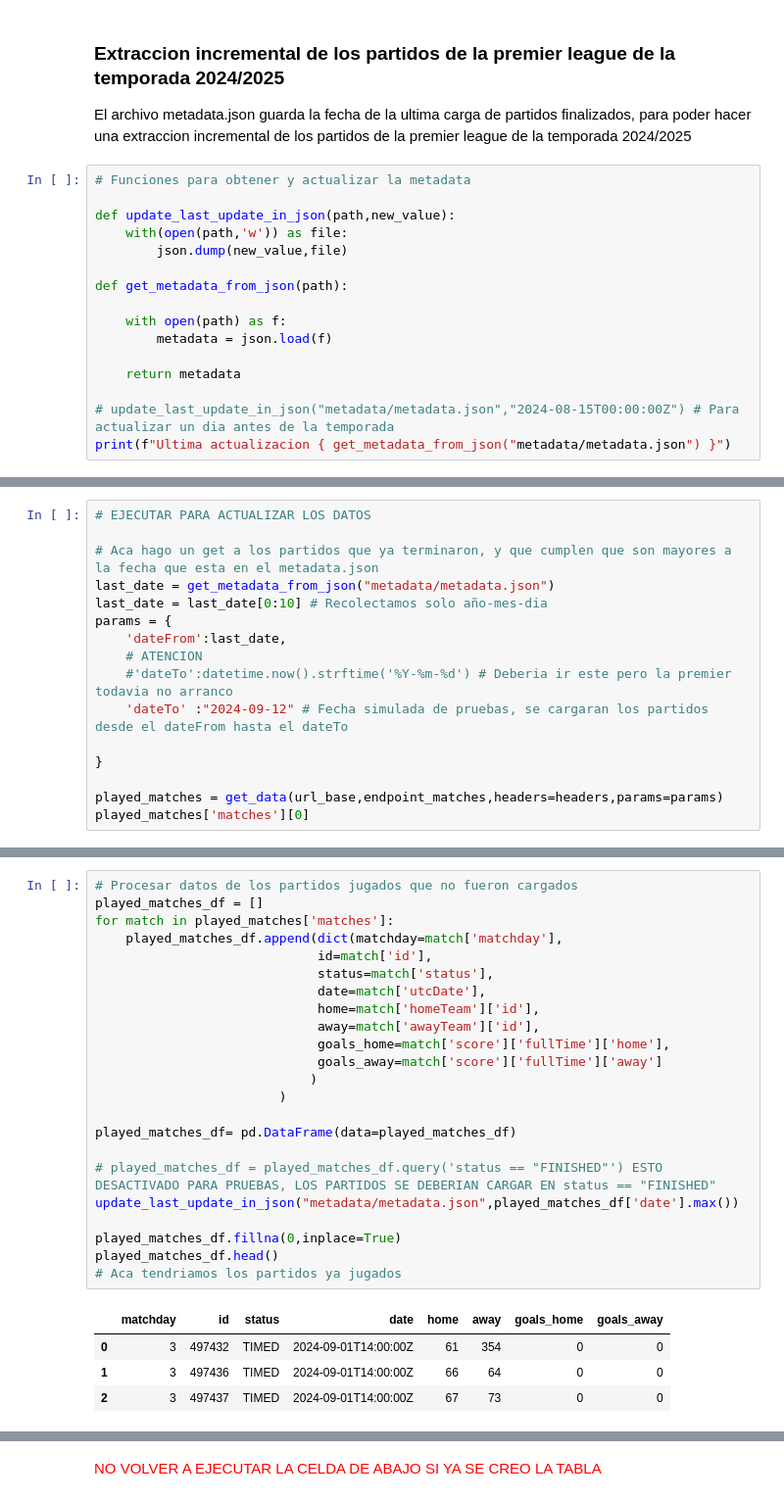
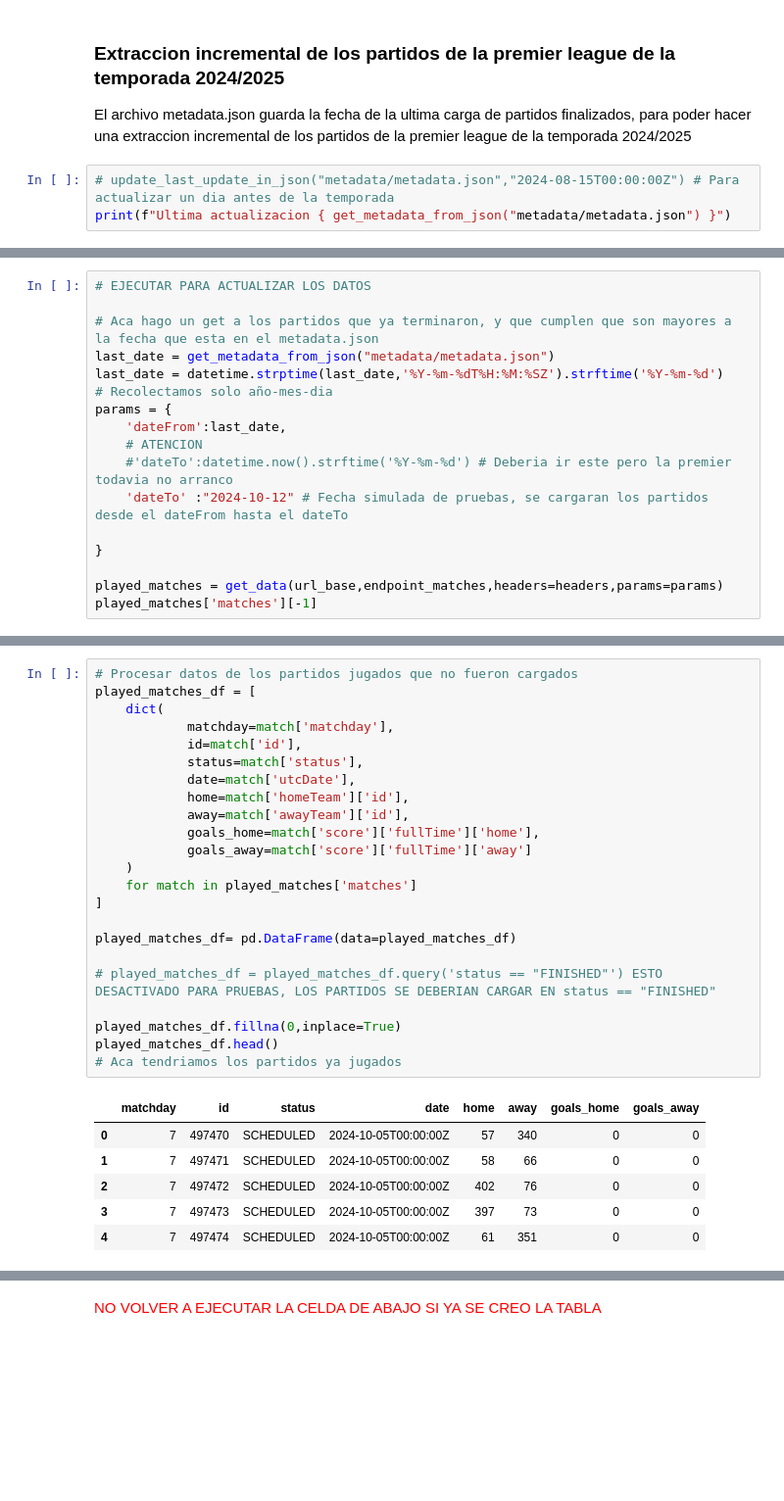
Before and after one commit to RaphaelNicaise/DataEngineering_PremierLeague, a Jupyter notebook: Extraccion_datos_football_data.ipynb, the cells around one changed output, grey strips where cells are left out. Shown at 98% size. Cells and saved outputs as stored; diff of their text form; blank space fills up the shorter version.

```diff
--- a/Extraccion_datos_football_data.ipynb
+++ b/Extraccion_datos_football_data.ipynb
@@ -248,19 +274,6 @@ all_matches_data_pq # Tabla delta con todos partidos de la premier league
 ### Extraccion incremental de los partidos de la premier league de la temporada 2024/2025
 El archivo metadata.json guarda la fecha de la ultima carga de partidos finalizados, para poder hacer una extraccion incremental de los partidos de la premier league de la temporada 2024/2025
 # %%
-# Funciones para obtener y actualizar la metadata
-
-def update_last_update_in_json(path,new_value):
-    with(open(path,'w')) as file:
-        json.dump(new_value,file)
-
-def get_metadata_from_json(path):
-
-    with open(path) as f:
-        metadata = json.load(f)
-
-    return metadata
-
 # update_last_update_in_json("metadata/metadata.json","2024-08-15T00:00:00Z") # Para actualizar un dia antes de la temporada
 print(f"Ultima actualizacion { get_metadata_from_json("metadata/metadata.json") }")
 # %% [output]
@@ -270,14 +283,15 @@ Ultima actualizacion 2024-08-15T14:00:00Z
 
 # Aca hago un get a los partidos que ya terminaron, y que cumplen que son mayores a la fecha que esta en el metadata.json
 last_date = get_metadata_from_json("metadata/metadata.json")
-last_date = last_date[0:10] # Recolectamos solo año-mes-dia
+last_date = datetime.strptime(last_date,'%Y-%m-%dT%H:%M:%SZ').strftime('%Y-%m-%d')
+# Recolectamos solo año-mes-dia
 params = {
     'dateFrom':last_date,
     # ATENCION
     #'dateTo':datetime.now().strftime('%Y-%m-%d') # Deberia ir este pero la premier todavia no arranco
-    'dateTo' :"2024-09-12" # Fecha simulada de pruebas, se cargaran los partidos desde el dateFrom hasta el dateTo
+    'dateTo' :"2024-10-12" # Fecha simulada de pruebas, se cargaran los partidos desde el dateFrom hasta el dateTo
 
 }
 
 played_matches = get_data(url_base,endpoint_matches,headers=headers,params=params)
-played_matches['matches'][0]
+played_matches['matches'][-1]
@@ -284,31 +300,33 @@ played_matches['matches'][0]
 # %%
 # Procesar datos de los partidos jugados que no fueron cargados
-played_matches_df = []
-for match in played_matches['matches']:
-    played_matches_df.append(dict(matchday=match['matchday'],
-                             id=match['id'],
-                             status=match['status'],
-                             date=match['utcDate'],
-                             home=match['homeTeam']['id'],
-                             away=match['awayTeam']['id'],
-                             goals_home=match['score']['fullTime']['home'],
-                             goals_away=match['score']['fullTime']['away']
-                            )
-                        )
+played_matches_df = [
+    dict(
+            matchday=match['matchday'],
+            id=match['id'],
+            status=match['status'],
+            date=match['utcDate'],
+            home=match['homeTeam']['id'],
+            away=match['awayTeam']['id'],
+            goals_home=match['score']['fullTime']['home'],
+            goals_away=match['score']['fullTime']['away']
+    )
+    for match in played_matches['matches']
+]
 
 played_matches_df= pd.DataFrame(data=played_matches_df)
 
 # played_matches_df = played_matches_df.query('status == "FINISHED"') ESTO DESACTIVADO PARA PRUEBAS, LOS PARTIDOS SE DEBERIAN CARGAR EN status == "FINISHED"
-update_last_update_in_json("metadata/metadata.json",played_matches_df['date'].max())
 
 played_matches_df.fillna(0,inplace=True)
 played_matches_df.head()
 # Aca tendriamos los partidos ya jugados
 # %% [output]
 |  | matchday | id | status | date | home | away | goals_home | goals_away |
-| 0 | 3 | 497432 | TIMED | 2024-09-01T14:00:00Z | 61 | 354 | 0 | 0 |
-| 1 | 3 | 497436 | TIMED | 2024-09-01T14:00:00Z | 66 | 64 | 0 | 0 |
-| 2 | 3 | 497437 | TIMED | 2024-09-01T14:00:00Z | 67 | 73 | 0 | 0 |
+| 0 | 7 | 497470 | SCHEDULED | 2024-10-05T00:00:00Z | 57 | 340 | 0 | 0 |
+| 1 | 7 | 497471 | SCHEDULED | 2024-10-05T00:00:00Z | 58 | 66 | 0 | 0 |
+| 2 | 7 | 497472 | SCHEDULED | 2024-10-05T00:00:00Z | 402 | 76 | 0 | 0 |
+| 3 | 7 | 497473 | SCHEDULED | 2024-10-05T00:00:00Z | 397 | 73 | 0 | 0 |
+| 4 | 7 | 497474 | SCHEDULED | 2024-10-05T00:00:00Z | 61 | 351 | 0 | 0 |
 # %%
 played_matches_df['date'].max() # Fecha maxima deL df, osea de los partidos jugados
 # %% [output]
```
Also changed, not shown: parts of 15 cells of this notebook.
